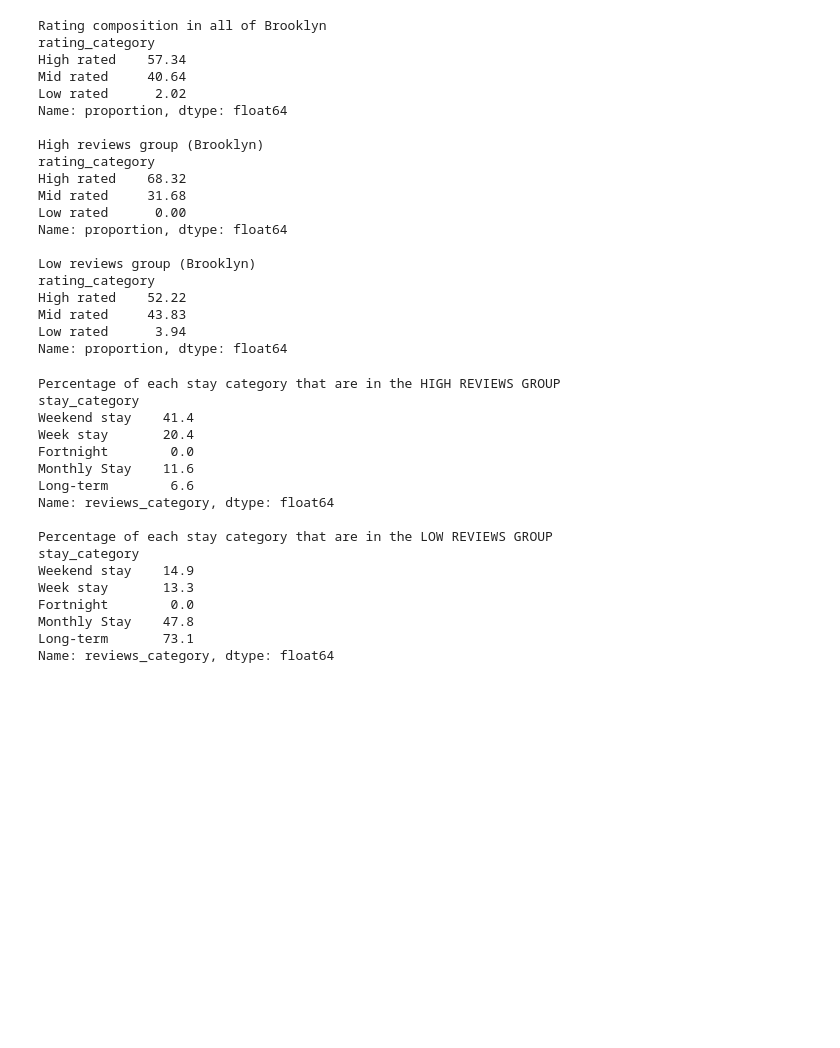
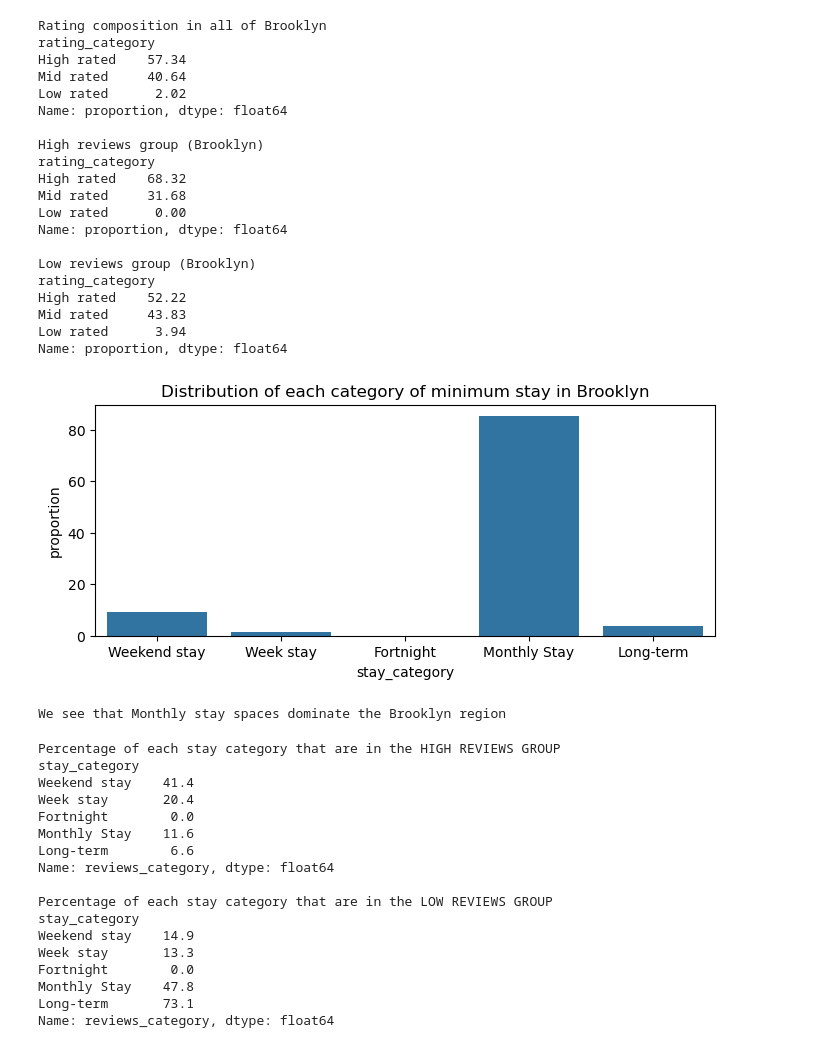
Before and after one commit to orsan123/Airbnb-Listings-Data-Analysis, a Jupyter notebook: EDA.ipynb, the cells around one changed output. Saved outputs shown, nothing was run; the diff lists cells and outputs as text; code cells hidden in the pictures; blank space fills up the shorter version.

```diff
--- a/EDA.ipynb
+++ b/EDA.ipynb
@@ -735,6 +740,18 @@ figure = px.bar(
 
 figure.update_layout(height = 400, width = 600)
 figure.show()
+# %%
+# For Github viewers
+
+plt.figure(figsize = (8, 3))
+sns.barplot(stay_cat_comp)
+plt.title('Distribution of each category of minimum stay in Brooklyn')
+plt.show()
+
+print('We see that Monthly stay spaces dominate the Brooklyn region')
+# %% [output]
+[figure, added]
+We see that Monthly stay spaces dominate the Brooklyn region
 # %%
 # Looking at each stay category and their percentage of listings in the high and low reviews group to understand where they stand in terms of demand
 
```
Also changed, not shown: parts of 7 cells of this notebook.
